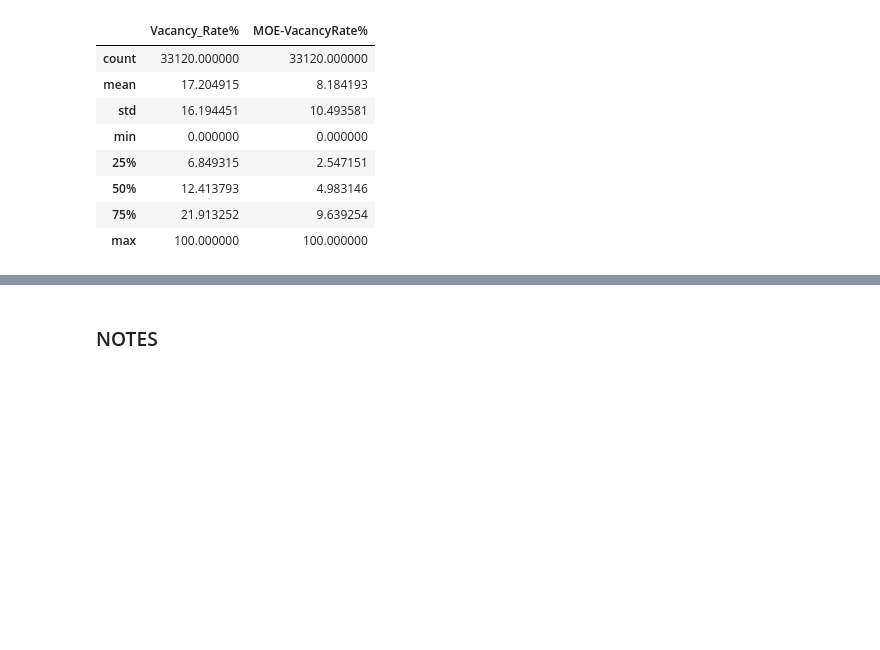
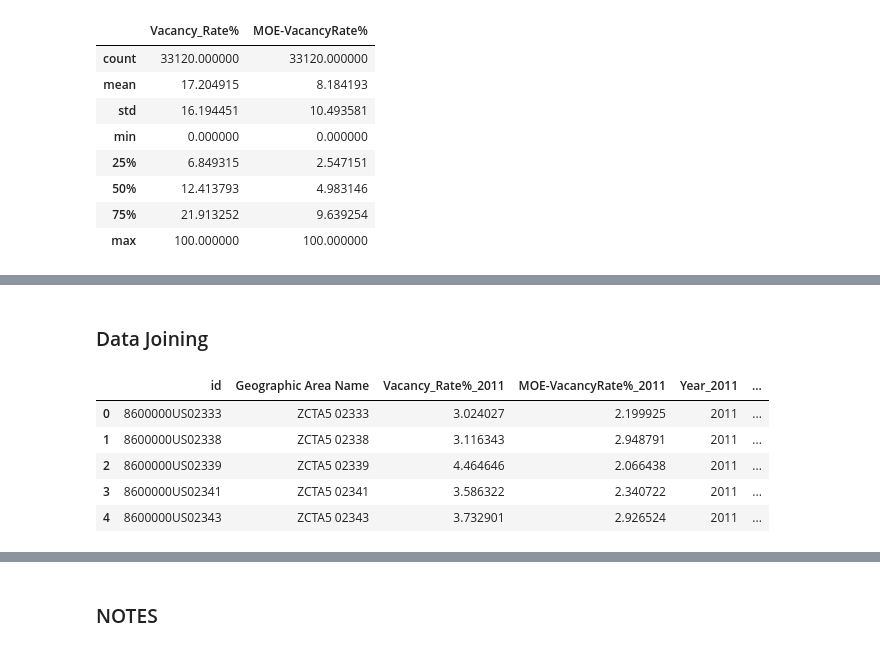
Before and after one commit to jjfrasca/Capstone_2, a Jupyter notebook: notebooks/2.0-jjf-initial-data-wrangling-zipcodeVacancy.ipynb, the cells around one changed output, grey strips where cells are left out. Drawn from its saved outputs; the diff is of its cells as text; code cells hidden in the pictures; blank space fills up the shorter version.

```diff
--- a/notebooks/2.0-jjf-initial-data-wrangling-zipcodeVacancy.ipynb
+++ b/notebooks/2.0-jjf-initial-data-wrangling-zipcodeVacancy.ipynb
@@ -293,0 +355,2 @@ SyntaxError: unexpected EOF while parsing (<ipython-input-24-9fb384fa6ec1>, line
+# %% [markdown]
+### Data Joining
@@ -299,0 +362,10 @@ SyntaxError: unexpected EOF while parsing (<ipython-input-24-9fb384fa6ec1>, line
+# %%
+dfmerge_2011_2012 = df_2011.merge(df_2012, on=['Geographic Area Name', 'id'], suffixes=('_2011', '_2012'))
+dfmerge_2011_2012.head()
+# %% [output]
+|  | id | Geographic Area Name | Vacancy_Rate%_2011 | MOE-VacancyRate%_2011 | Year_2011 | ... |
+| 0 | 8600000US02333 | ZCTA5 02333 | 3.024027 | 2.199925 | 2011 | ... |
+| 1 | 8600000US02338 | ZCTA5 02338 | 3.116343 | 2.948791 | 2011 | ... |
+| 2 | 8600000US02339 | ZCTA5 02339 | 4.464646 | 2.066438 | 2011 | ... |
+| 3 | 8600000US02341 | ZCTA5 02341 | 3.586322 | 2.340722 | 2011 | ... |
+| 4 | 8600000US02343 | ZCTA5 02343 | 3.732901 | 2.926524 | 2011 | ... |
```
Also changed, not shown: parts of 23 cells of this notebook.
